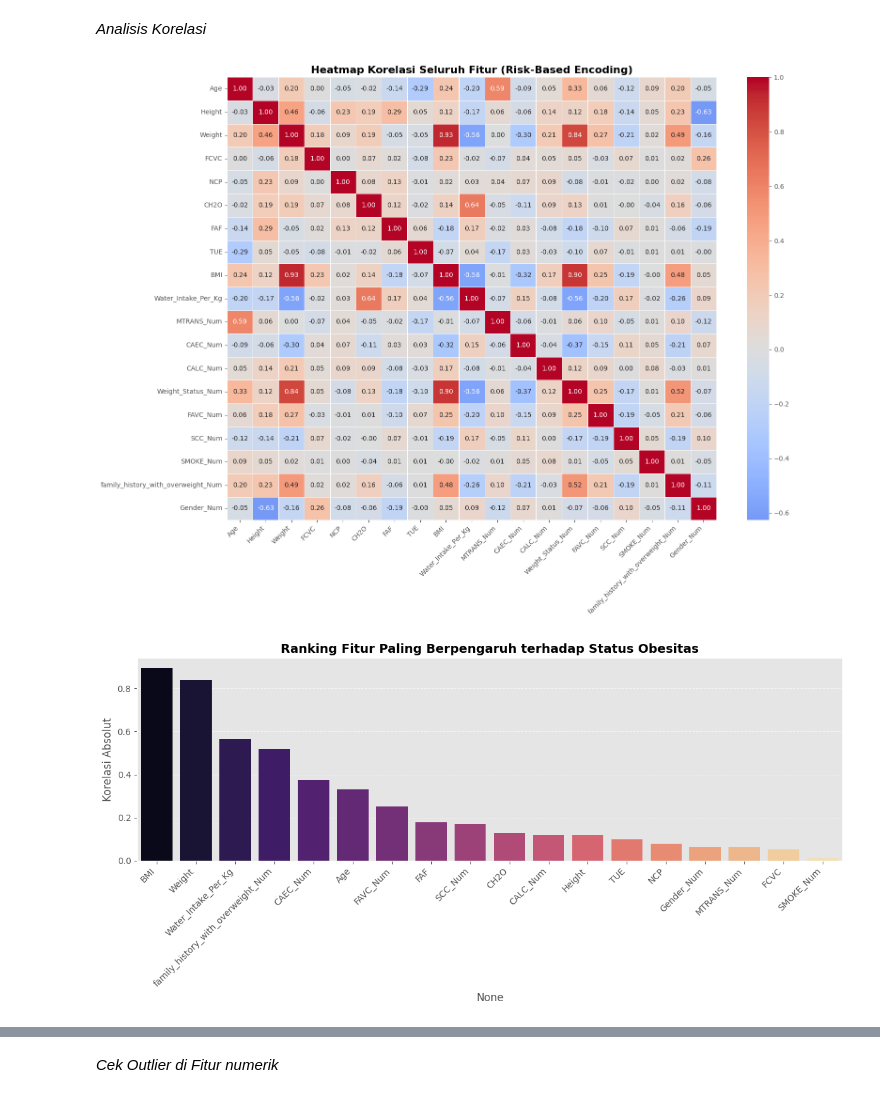
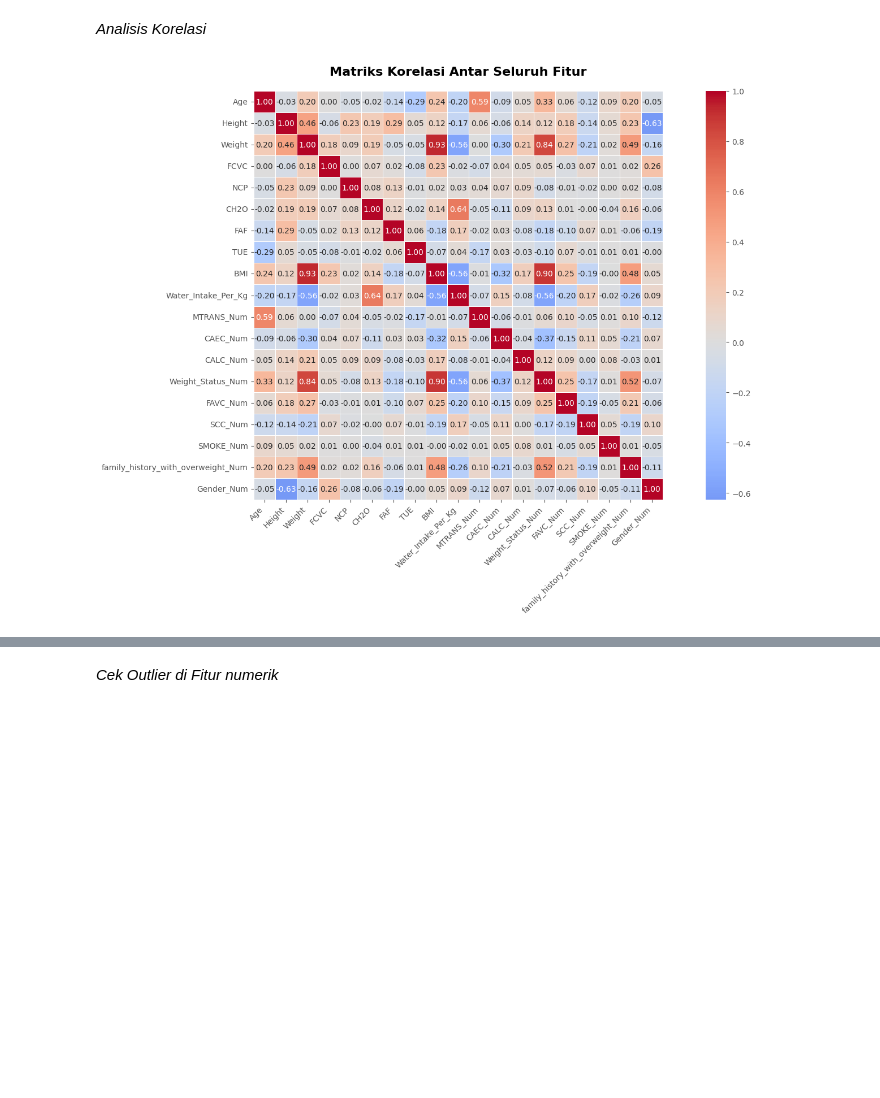
Before and after one commit to FariHafizh/Sistem-Klasifikasi-Status-Berat-Badan-Coding-Camp-2026, a Jupyter notebook: datascience/notebook.ipynb, the cells around one changed output, grey strips where cells are left out. Cells and saved outputs as stored; diff of their text form; code cells hidden in the pictures; blank space fills up the shorter version.

```diff
--- a/datascience/notebook.ipynb
+++ b/datascience/notebook.ipynb
@@ -555,78 +555,28 @@ for cat, ax in zip(cat_var, axes.flatten()):
 # %% [markdown]
 *Analisis Korelasi*
 # %%
-import pandas as pd
-import numpy as np
-import matplotlib.pyplot as plt
-import seaborn as sns
-from sklearn.preprocessing import OrdinalEncoder
-
-# --- 1. CLEANING ---
-kategori_cols = ['CALC', 'CAEC', 'Gender', 'FAVC', 'SCC', 'SMOKE',
-                 'family_history_with_overweight', 'MTRANS', 'Weight_Status']
-for col in kategori_cols:
-    if col in df.columns:
-        df[col] = df[col].str.strip()
-
-# --- 2. ENCODING (Logical & Risk-Based) ---
-
-# MTRANS: Bike & Walking (Aktif) dapet angka kecil, Automobile (Pasif) dapet angka besar
-urutan_mtrans = ['Bike', 'Walking', 'Public_Transportation', 'Motorbike', 'Automobile']
-# Kebiasaan: No (0) ke Always (3)
-urutan_habit = ['no', 'Sometimes', 'Frequently', 'Always']
-# Target: Underweight (0) ke Obesity (3)
-urutan_target = ['Underweight', 'Normal', 'Overweight', 'Obesity']
-
-# Eksekusi Ordinal
-ord_enc = OrdinalEncoder(categories=[urutan_mtrans, urutan_habit, urutan_habit],
-                         handle_unknown='use_encoded_value', unknown_value=-1)
-df[['MTRANS_Num', 'CAEC_Num', 'CALC_Num']] = ord_enc.fit_transform(df[['MTRANS', 'CAEC', 'CALC']])
-
-ord_target = OrdinalEncoder(categories=[urutan_target])
-df['Weight_Status_Num'] = ord_target.fit_transform(df[['Weight_Status']])
-
-# Binary Mapping (0=No, 1=Yes)
-binary_map = {'no': 0, 'yes': 1}
-kolom_yes_no = ['FAVC', 'SCC', 'SMOKE', 'family_history_with_overweight']
-for col in kolom_yes_no:
-    df[f'{col}_Num'] = df[col].map(binary_map)
-
-df['Gender_Num'] = df['Gender'].map({'Male': 0, 'Female': 1})
-
-# --- 3. CLEANUP KOLOM ---
-# Hapus kolom dummy MTRANS_Walking dkk (kalau ada) dan duplikat Weight_Num dkk
-cols_to_drop = [c for c in df.columns if 'MTRANS_Num_' in c]
-cols_to_drop += [c for c in df.columns if c.endswith('_Num') and c.replace('_Num', '') in ['Age', 'Height', 'Weight', 'FCVC', 'NCP', 'CH2O', 'FAF', 'TUE']]
-df.drop(columns=cols_to_drop, errors='ignore', inplace=True)
-
-# --- 4. VISUALISASI KORELASI (Full Square Heatmap) ---
-# Ambil semua kolom numerik yang ada sekarang
+# --- 4. VISUALISASI KORELASI ANTAR FITUR ---
+# Hitung matriks korelasi hanya untuk kolom numerik
 fitur_angka = df.select_dtypes(include=['number']).columns
-
-plt.figure(figsize=(16, 12))
 corr_matrix = df[fitur_angka].corr()
 
-# Gambar Heatmap KOTAK FULL (Tanpa Mask)
-sns.heatmap(corr_matrix, annot=True, fmt=".2f", cmap='coolwarm', center=0, linewidths=0.5)
+plt.figure(figsize=(16, 10))
 
-plt.title('Heatmap Korelasi Seluruh Fitur (Risk-Based Encoding)', fontsize=16, fontweight='bold')
+# Membuat heatmap kotak penuh
+sns.heatmap(corr_matrix,
+            annot=True,
+            fmt=".2f",
+            cmap='coolwarm',
+            center=0,
+            linewidths=0.5,
+            square=True) # Menjaga bentuk sel tetap kotak
+
+plt.title('Matriks Korelasi Antar Seluruh Fitur', fontsize=16, fontweight='bold', pad=20)
 plt.xticks(rotation=45, ha='right')
+plt.yticks(rotation=0)
 plt.tight_layout()
 plt.show()
-
-# --- 5. BAR PLOT KORELASI TERHADAP TARGET ---
-plt.figure(figsize=(12, 6))
-target_corr = corr_matrix['Weight_Status_Num'].drop('Weight_Status_Num').abs().sort_values(ascending=False)
-
-sns.barplot(x=target_corr.index, y=target_corr.values, hue=target_corr.index, palette='magma', legend=False)
-plt.title('Ranking Fitur Paling Berpengaruh terhadap Status Obesitas', fontsize=14, fontweight='bold')
-plt.xticks(rotation=45, ha='right')
-plt.ylabel('Korelasi Absolut')
-plt.grid(axis='y', linestyle='--', alpha=0.6)
-plt.tight_layout()
-plt.show()
 # %% [output]
-[figure, old version]
+[figure, new version]
-[figure, removed]
 # %% [markdown]
 *Insight*
```
Also changed, not shown: parts of 22 cells of this notebook, 3 other files.
